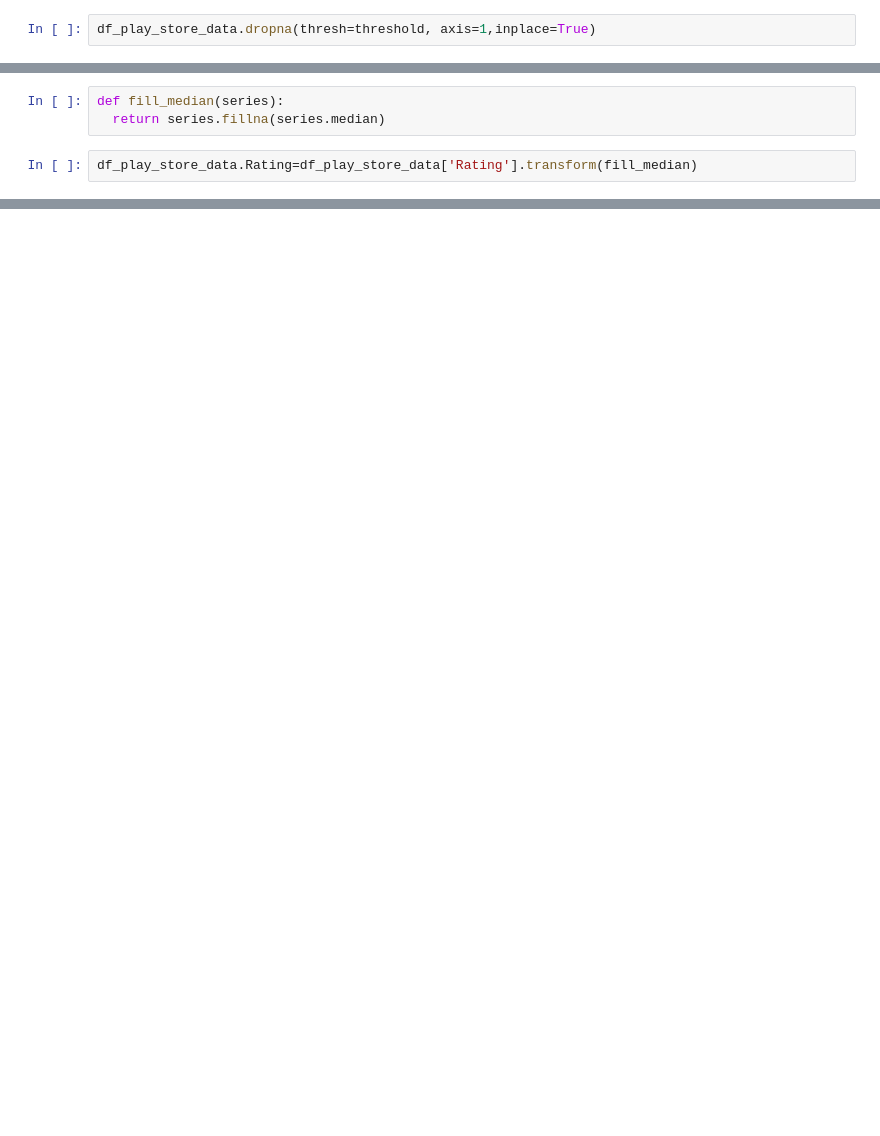
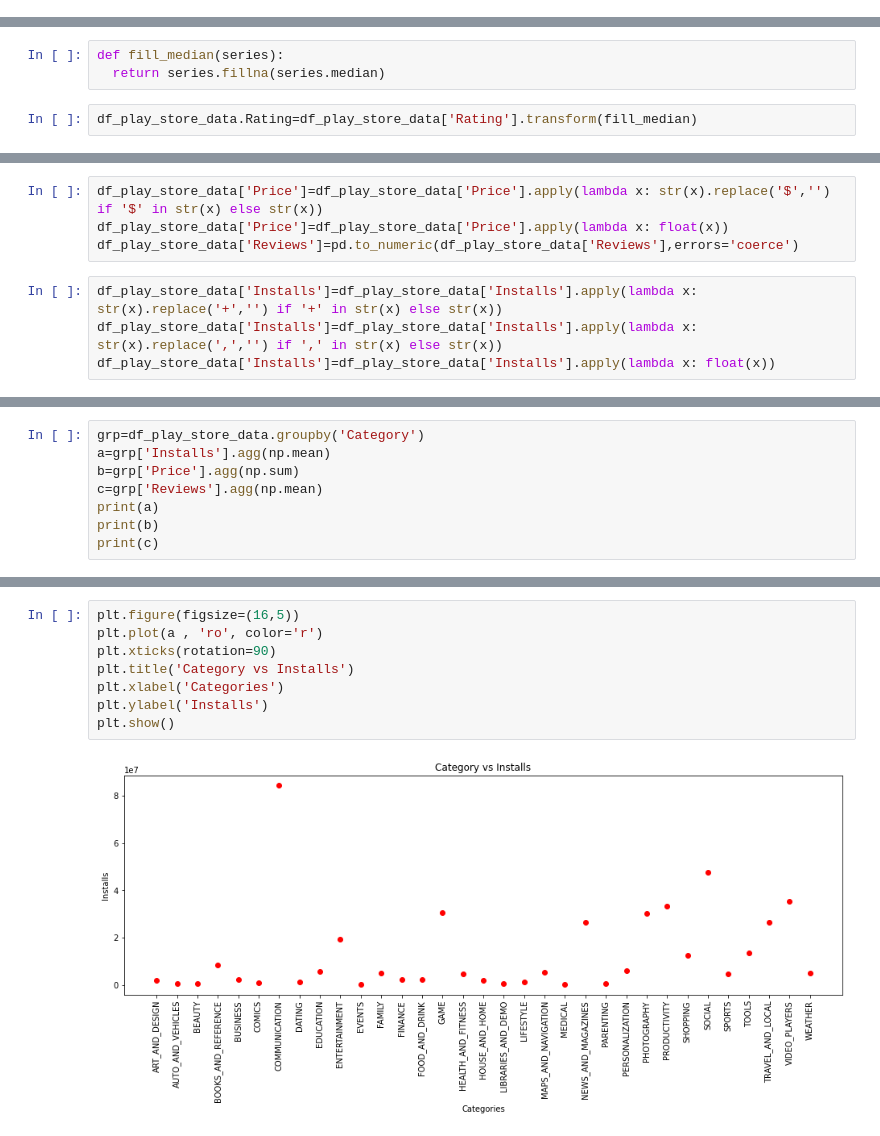
Before and after one commit to 1rv68/Play-Store-App-Review, a Jupyter notebook: Copy_of_Play_Store_App_Review_Analysis_Capstone_Project.ipynb, the cells around one changed output, grey strips where cells are left out. Saved outputs shown, nothing was run; the diff lists cells and outputs as text; blank space fills up the shorter version.

```diff
--- a/Copy_of_Play_Store_App_Review_Analysis_Capstone_Project.ipynb
+++ b/Copy_of_Play_Store_App_Review_Analysis_Capstone_Project.ipynb
@@ -155,2 +200,0 @@ threshold
-# %%
-df_play_store_data.dropna(thresh=threshold, axis=1,inplace=True)
@@ -208,0 +223,8 @@ dtype: object
+# %%
+df_play_store_data['Price']=df_play_store_data['Price'].apply(lambda x: str(x).replace('$','') if '$' in str(x) else str(x))
+df_play_store_data['Price']=df_play_store_data['Price'].apply(lambda x: float(x))
+df_play_store_data['Reviews']=pd.to_numeric(df_play_store_data['Reviews'],errors='coerce')
+# %%
+df_play_store_data['Installs']=df_play_store_data['Installs'].apply(lambda x: str(x).replace('+','') if '+' in str(x) else str(x))
+df_play_store_data['Installs']=df_play_store_data['Installs'].apply(lambda x: str(x).replace(',','') if ',' in str(x) else str(x))
+df_play_store_data['Installs']=df_play_store_data['Installs'].apply(lambda x: float(x))
@@ -208,0 +251,8 @@ dtype: object
+# %%
+grp=df_play_store_data.groupby('Category')
+a=grp['Installs'].agg(np.mean)
+b=grp['Price'].agg(np.sum)
+c=grp['Reviews'].agg(np.mean)
+print(a)
+print(b)
+print(c)
@@ -208,0 +277,10 @@ dtype: object
+# %%
+plt.figure(figsize=(16,5))
+plt.plot(a , 'ro', color='r')
+plt.xticks(rotation=90)
+plt.title('Category vs Installs')
+plt.xlabel('Categories')
+plt.ylabel('Installs')
+plt.show()
+# %% [output]
+[figure, added]
```
Also changed, not shown: parts of 50 cells of this notebook.
